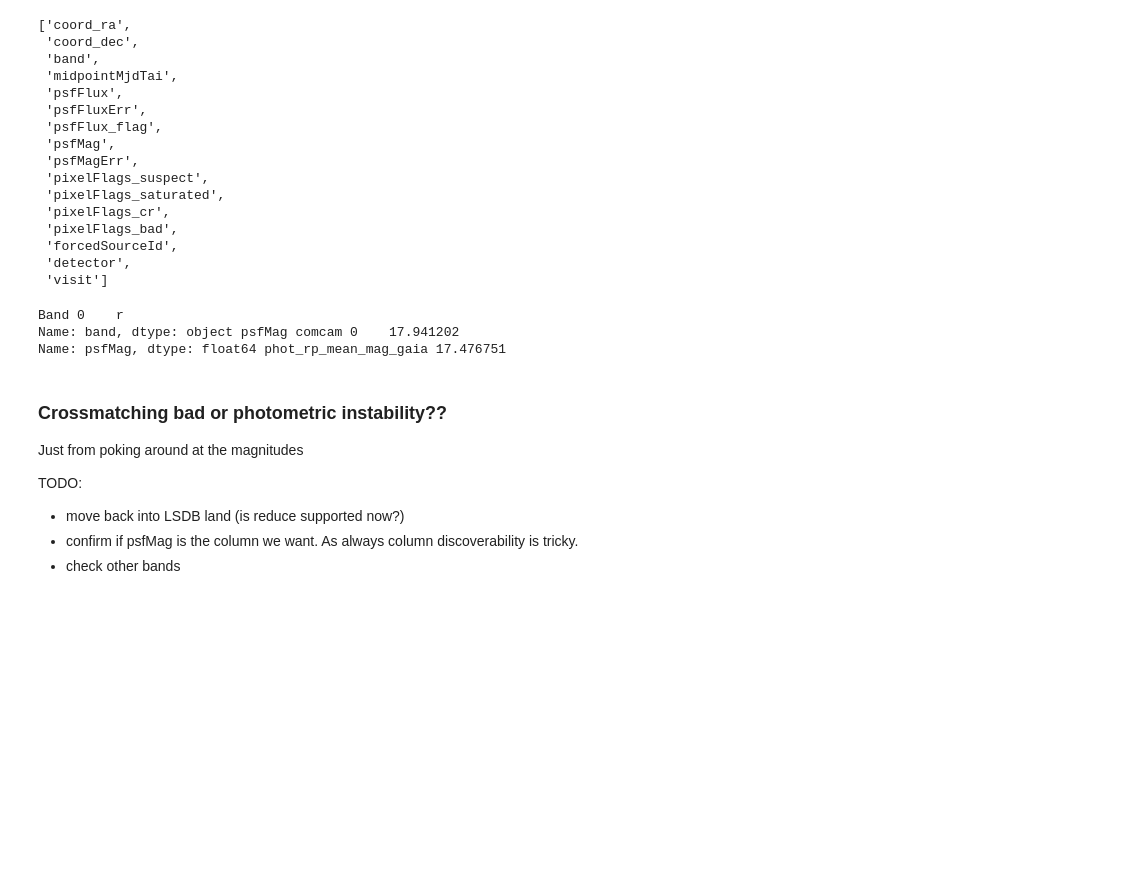
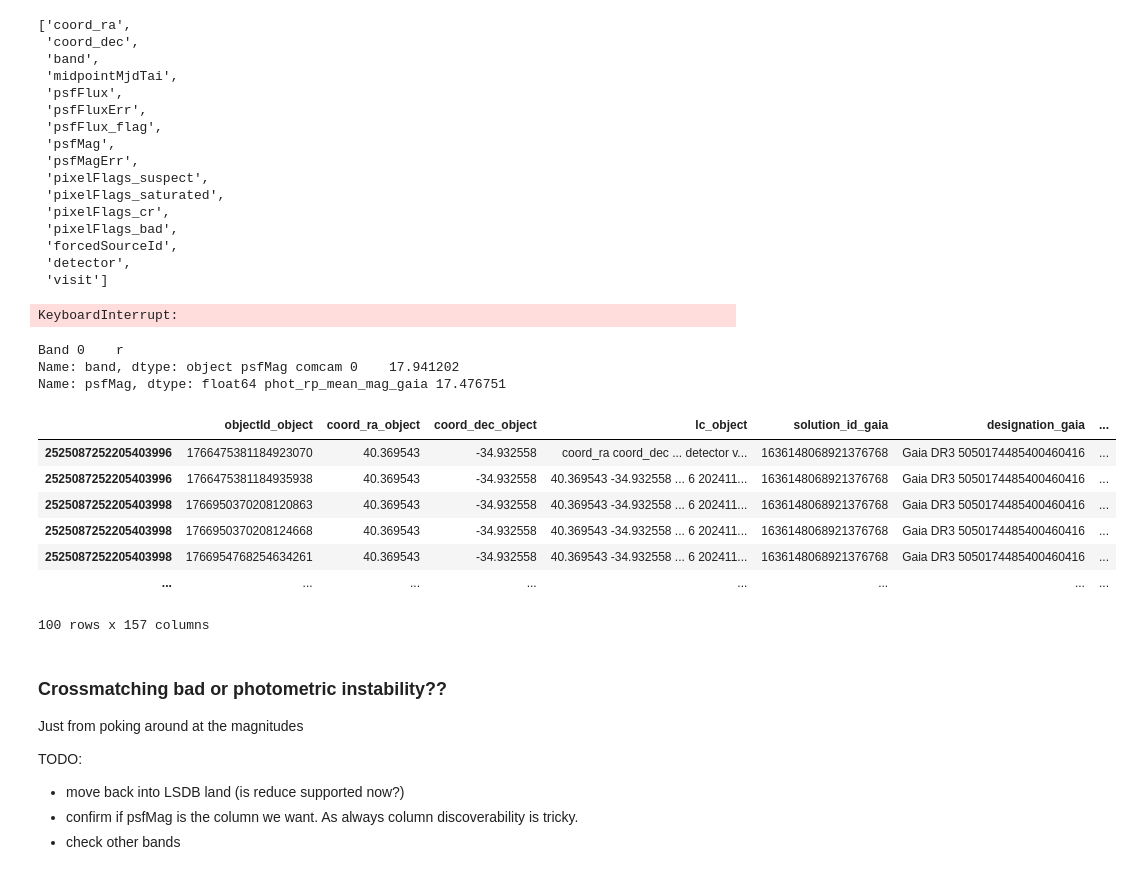
Before and after one commit to lsst-sitcom/linccf, a Jupyter notebook: internal/march_sprint/3.photometric_stability/photometric_stability.ipynb, the cells around one changed output. Drawn from its saved outputs; the diff is of its cells as text; code cells hidden in the pictures; blank space fills up the shorter version.

```diff
--- a/internal/march_sprint/3.photometric_stability/photometric_stability.ipynb
+++ b/internal/march_sprint/3.photometric_stability/photometric_stability.ipynb
@@ -56,7 +66,7 @@ Worker: 0
 # %% [markdown]
 # Load GAIA Data Around the COMCAM Field
 # %%
-source_lsdb_server =  "http://epyc.astro.washington.edu:43210/hats" # https://data.lsdb.io/hats is the alternative server
+source_lsdb_server = "https://data.lsdb.io/hats"  # "http://epyc.astro.washington.edu:43210/hats" #is the alternative server
 # %%
 gaia_columns = [
     "solution_id",
@@ -235,6 +248,8 @@ comcam_gaia["lc_object"].nest.fields
  'visit']
 # %%
 in_mem_comcam_gaia = comcam_gaia.head(100)
+# %% [output]
+KeyboardInterrupt:
 # %%
 comcam_mag = in_mem_comcam_gaia.iloc[0]["lc_object"].psfMag
 band = in_mem_comcam_gaia.iloc[0]["lc_object"].band
@@ -244,6 +259,17 @@ print(f"Band {band} psfMag comcam {comcam_mag} phot_rp_mean_mag_gaia {phot_rp_me
 Band 0    r
 Name: band, dtype: object psfMag comcam 0    17.941202
 Name: psfMag, dtype: float64 phot_rp_mean_mag_gaia 17.476751
+# %%
+in_mem_comcam_gaia
+# %% [output]
+|  | objectId_object | coord_ra_object | coord_dec_object | lc_object | solution_id_gaia | designation_gaia | ... |
+| 2525087252205403996 | 1766475381184923070 | 40.369543 | -34.932558 | coord_ra coord_dec ... detector v... | 1636148068921376768 | Gaia DR3 5050174485400460416 | ... |
+| 2525087252205403996 | 1766475381184935938 | 40.369543 | -34.932558 | 40.369543 -34.932558 ... 6 202411... | 1636148068921376768 | Gaia DR3 5050174485400460416 | ... |
+| 2525087252205403998 | 1766950370208120863 | 40.369543 | -34.932558 | 40.369543 -34.932558 ... 6 202411... | 1636148068921376768 | Gaia DR3 5050174485400460416 | ... |
+| 2525087252205403998 | 1766950370208124668 | 40.369543 | -34.932558 | 40.369543 -34.932558 ... 6 202411... | 1636148068921376768 | Gaia DR3 5050174485400460416 | ... |
+| 2525087252205403998 | 1766954768254634261 | 40.369543 | -34.932558 | 40.369543 -34.932558 ... 6 202411... | 1636148068921376768 | Gaia DR3 5050174485400460416 | ... |
+| ... | ... | ... | ... | ... | ... | ... | ... |
+100 rows x 157 columns
 # %% [markdown]
 ### Crossmatching bad or photometric instability??
 Just from poking around at the magnitudes
```
Also changed, not shown: parts of 6 cells of this notebook.
